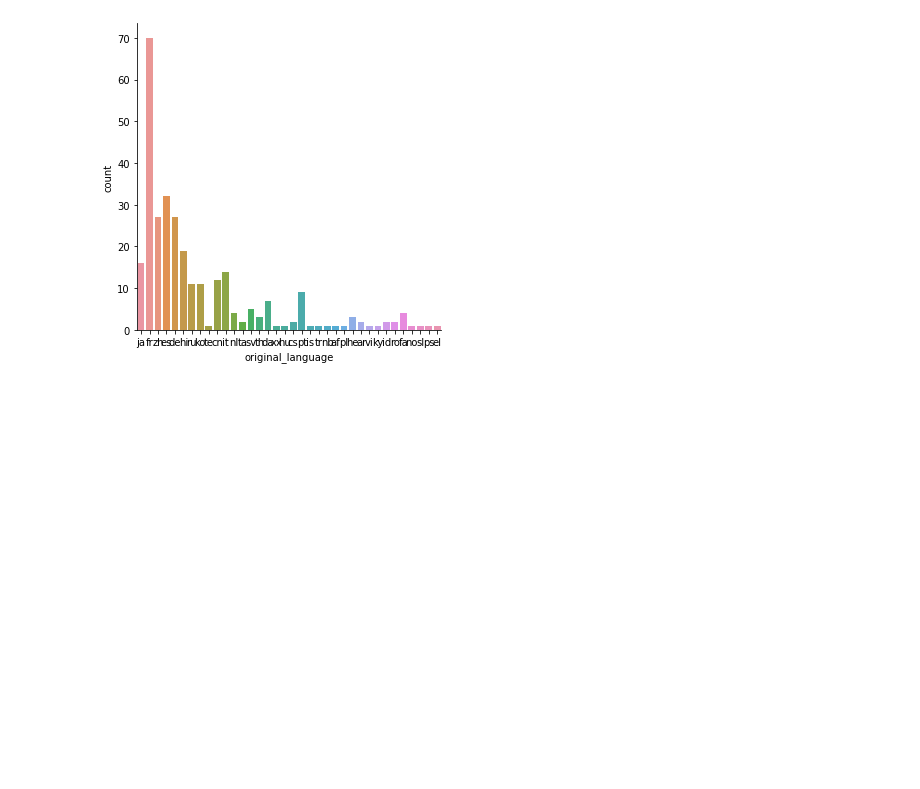
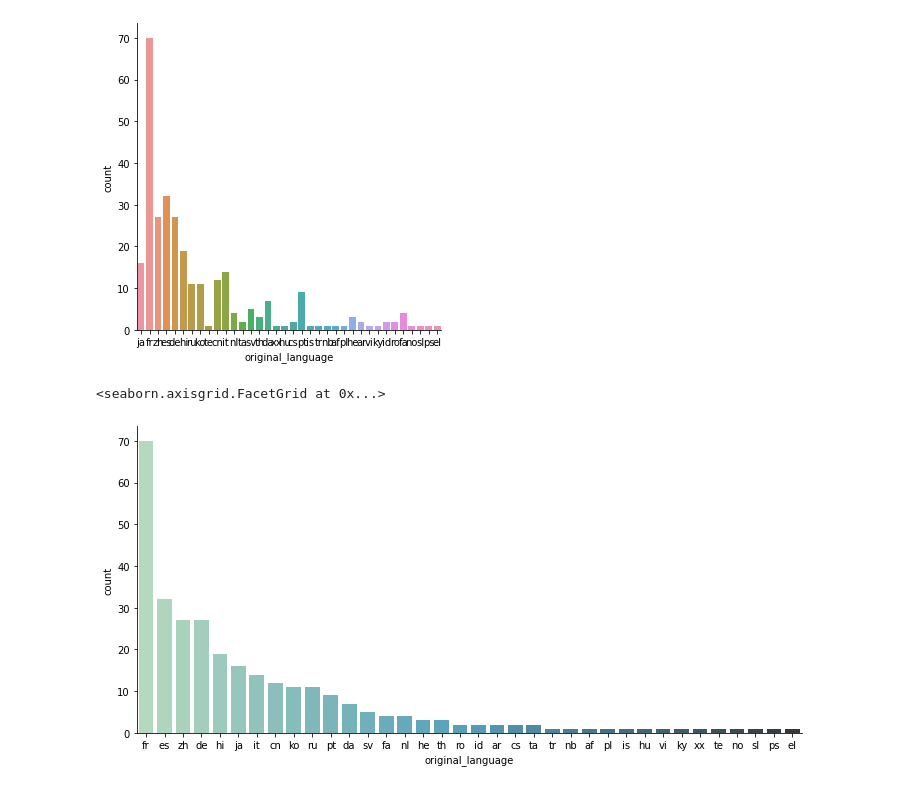
Before and after one commit to fredpaiva42/Analise-e-Visualizacao-de-Dados, a Jupyter notebook: IntroducaoDS.ipynb, the cells around one changed output. Drawn from its saved outputs; the diff is of its cells as text; code cells hidden in the pictures; blank space fills up the shorter version.

Commit message:
Aprendendo a reescalar, ordernar e alterar os tons do gráfico

```diff
--- a/IntroducaoDS.ipynb
+++ b/IntroducaoDS.ipynb
@@ -301,3 +301,9 @@ sns.catplot(x = "original_language", kind = 'count', data = filmes_sem_lingua_or
 # %% [output]
 <seaborn.axisgrid.FacetGrid at 0x...>
 [figure]
+# %%
+filmes_sem_lingua_original_em_ingles = tmdb.query("original_language != 'en'")
+sns.catplot(x = "original_language", kind = 'count', data = filmes_sem_lingua_original_em_ingles, aspect = 2, palette = "GnBu_d", order = total_por_lingua_de_outros_filmes.index)
+# %% [output]
+<seaborn.axisgrid.FacetGrid at 0x...>
+[figure, added]
```
Also changed, not shown: parts of 1 cell of this notebook.
